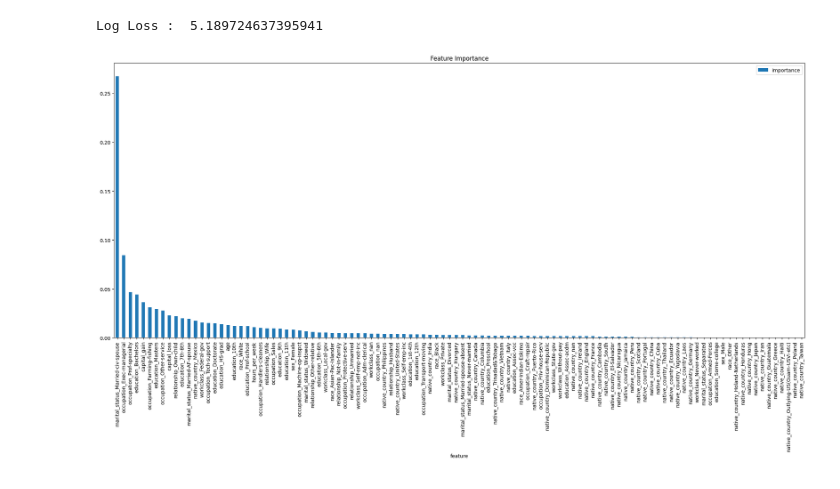
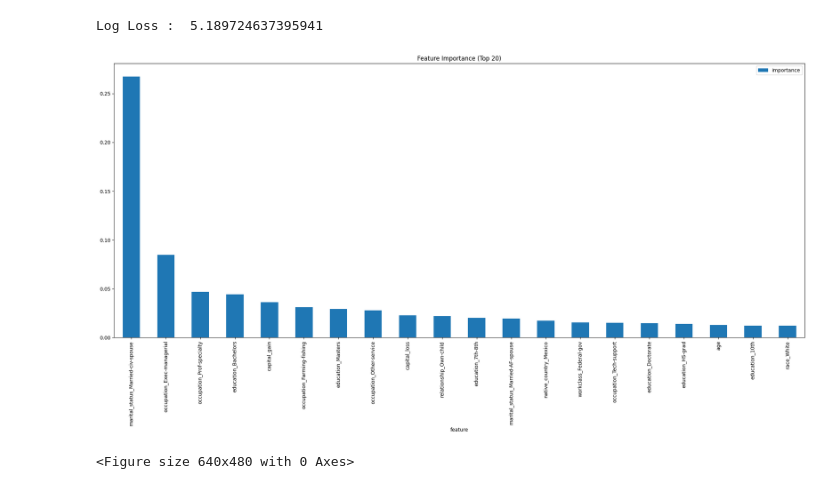
Before and after one commit to Maxwell-Selassie/Adult-Salary, a Jupyter notebook: BestModel_Evaluation.ipynb, the cells around one changed output. Cells and saved outputs as stored; diff of their text form; code cells hidden in the pictures.

```diff
--- a/BestModel_Evaluation.ipynb
+++ b/BestModel_Evaluation.ipynb
@@ -114,18 +114,21 @@ onehot_model = joblib.load('models/XGBClassifer_onehot_model.pkl')
 # %%
 # feature importance for tree based models
 feature_names = onehot_model.named_steps['preprocessor'].get_feature_names_out()
 
 # feature importance
 importances = onehot_model.named_steps['classifier'].feature_importances_
 
 feature_imp = pd.DataFrame({
     'feature': feature_names,
     'importance' : importances
-}).sort_values(by='importance',ascending=False).plot.bar(x='feature',y='importance',figsize=(25,10))
-plt.title('Feature Importance')
+}).sort_values(by='importance',ascending=False).head(20).plot.bar(x='feature',y='importance',figsize=(25,10))
+plt.title('Feature Importance (Top 20)')
 plt.show()
+
+plt.savefig('plots/feature_importance.png',bbox_inches='tight',dpi=300)
 # %% [output]
-[figure, old version]
+[figure, new version]
+<Figure size 640x480 with 0 Axes>
 # %%
 import shap
 x_test_transformed = onehot_model.named_steps['preprocessor'].transform(x_test)
```
Also changed, not shown: parts of 2 cells of this notebook, 3 other files.
